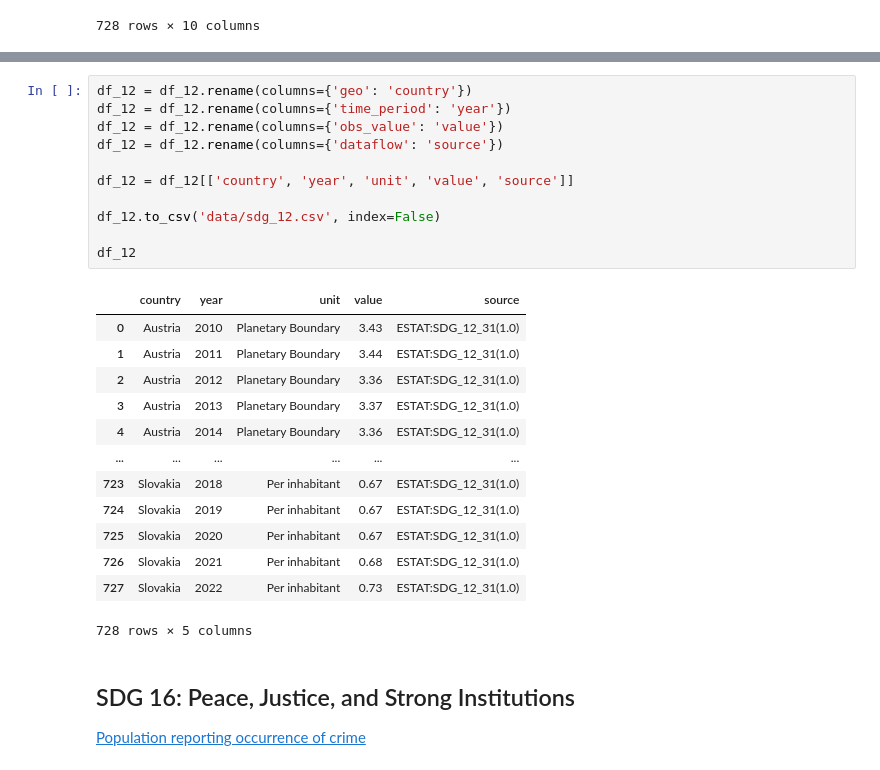
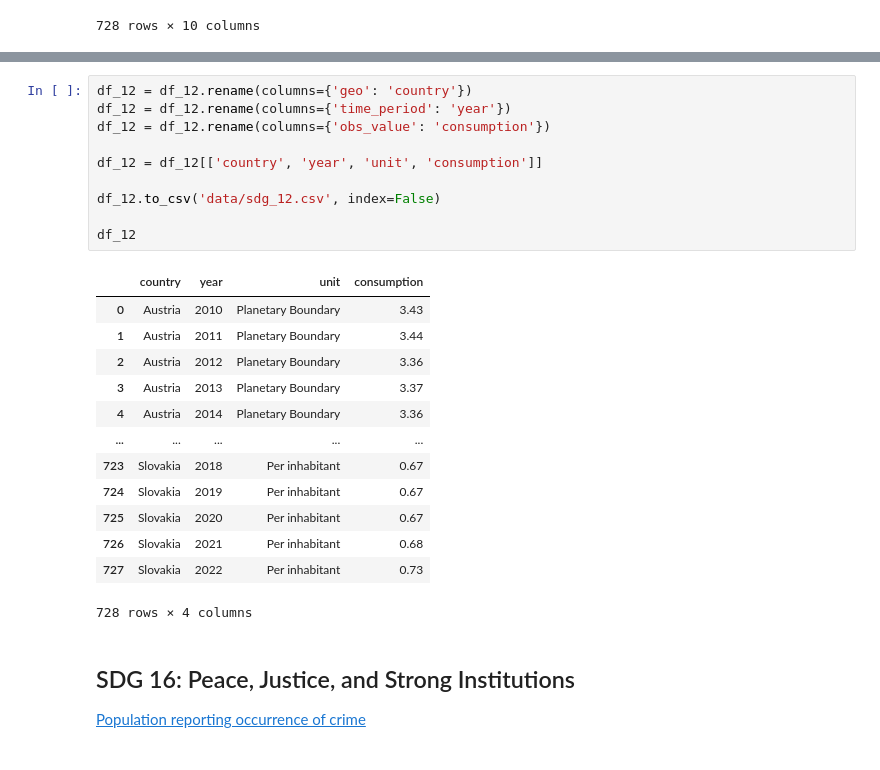
Before and after one commit to mozartfish/DH2321-Final-Project, a Jupyter notebook: data_cleaning.ipynb, the cells around one changed output, grey strips where cells are left out. Drawn from its saved outputs; the diff is of its cells as text.

```diff
--- a/data_cleaning.ipynb
+++ b/data_cleaning.ipynb
@@ -316,28 +254,27 @@ df_12
 # %%
 df_12 = df_12.rename(columns={'geo': 'country'})
 df_12 = df_12.rename(columns={'time_period': 'year'})
-df_12 = df_12.rename(columns={'obs_value': 'value'})
-df_12 = df_12.rename(columns={'dataflow': 'source'})
+df_12 = df_12.rename(columns={'obs_value': 'consumption'})
 
-df_12 = df_12[['country', 'year', 'unit', 'value', 'source']]
+df_12 = df_12[['country', 'year', 'unit', 'consumption']]
 
 df_12.to_csv('data/sdg_12.csv', index=False)
 
 df_12
 # %% [output]
-|  | country | year | unit | value | source |
-| 0 | Austria | 2010 | Planetary Boundary | 3.43 | ESTAT:SDG_12_31(1.0) |
-| 1 | Austria | 2011 | Planetary Boundary | 3.44 | ESTAT:SDG_12_31(1.0) |
-| 2 | Austria | 2012 | Planetary Boundary | 3.36 | ESTAT:SDG_12_31(1.0) |
-| 3 | Austria | 2013 | Planetary Boundary | 3.37 | ESTAT:SDG_12_31(1.0) |
-| 4 | Austria | 2014 | Planetary Boundary | 3.36 | ESTAT:SDG_12_31(1.0) |
-| ... | ... | ... | ... | ... | ... |
-| 723 | Slovakia | 2018 | Per inhabitant | 0.67 | ESTAT:SDG_12_31(1.0) |
-| 724 | Slovakia | 2019 | Per inhabitant | 0.67 | ESTAT:SDG_12_31(1.0) |
-| 725 | Slovakia | 2020 | Per inhabitant | 0.67 | ESTAT:SDG_12_31(1.0) |
-| 726 | Slovakia | 2021 | Per inhabitant | 0.68 | ESTAT:SDG_12_31(1.0) |
-| 727 | Slovakia | 2022 | Per inhabitant | 0.73 | ESTAT:SDG_12_31(1.0) |
+|  | country | year | unit | consumption |
+| 0 | Austria | 2010 | Planetary Boundary | 3.43 |
+| 1 | Austria | 2011 | Planetary Boundary | 3.44 |
+| 2 | Austria | 2012 | Planetary Boundary | 3.36 |
+| 3 | Austria | 2013 | Planetary Boundary | 3.37 |
+| 4 | Austria | 2014 | Planetary Boundary | 3.36 |
+| ... | ... | ... | ... | ... |
+| 723 | Slovakia | 2018 | Per inhabitant | 0.67 |
+| 724 | Slovakia | 2019 | Per inhabitant | 0.67 |
+| 725 | Slovakia | 2020 | Per inhabitant | 0.67 |
+| 726 | Slovakia | 2021 | Per inhabitant | 0.68 |
+| 727 | Slovakia | 2022 | Per inhabitant | 0.73 |
-728 rows × 5 columns
+728 rows × 4 columns
 # %% [markdown]
 ## SDG 16: Peace, Justice, and Strong Institutions
 
```
Also changed, not shown: parts of 17 cells of this notebook, 9 other files.
